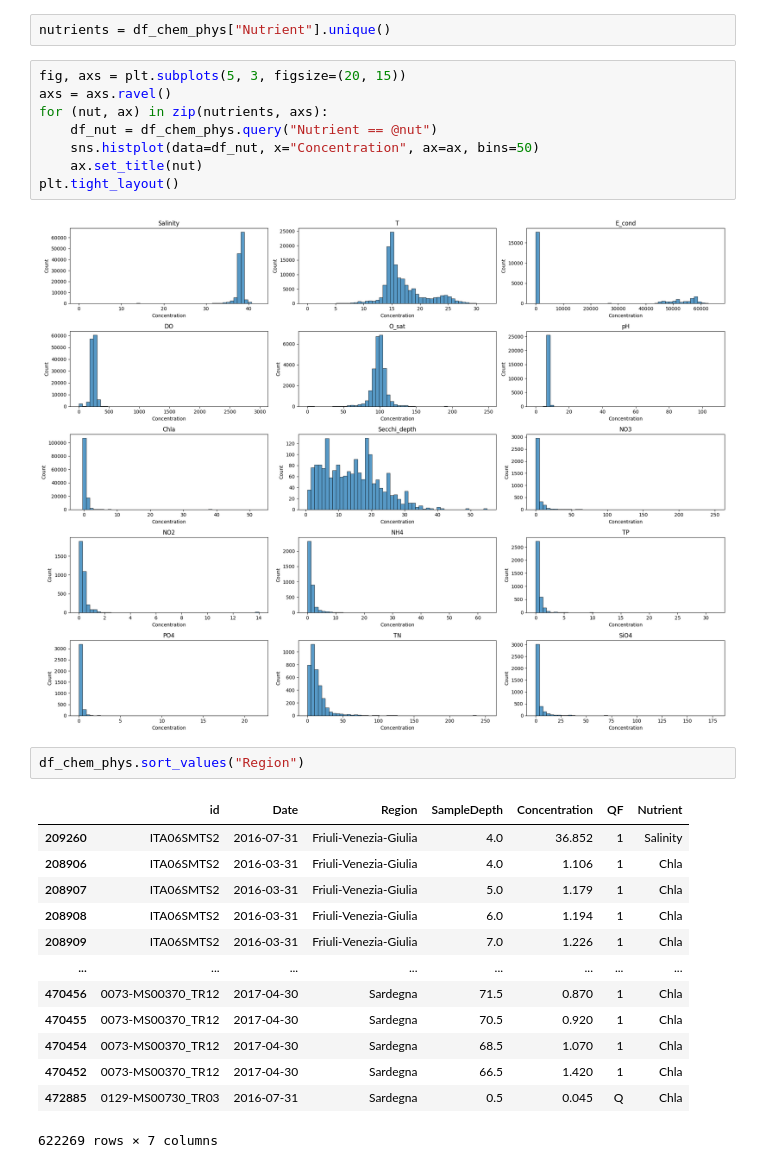
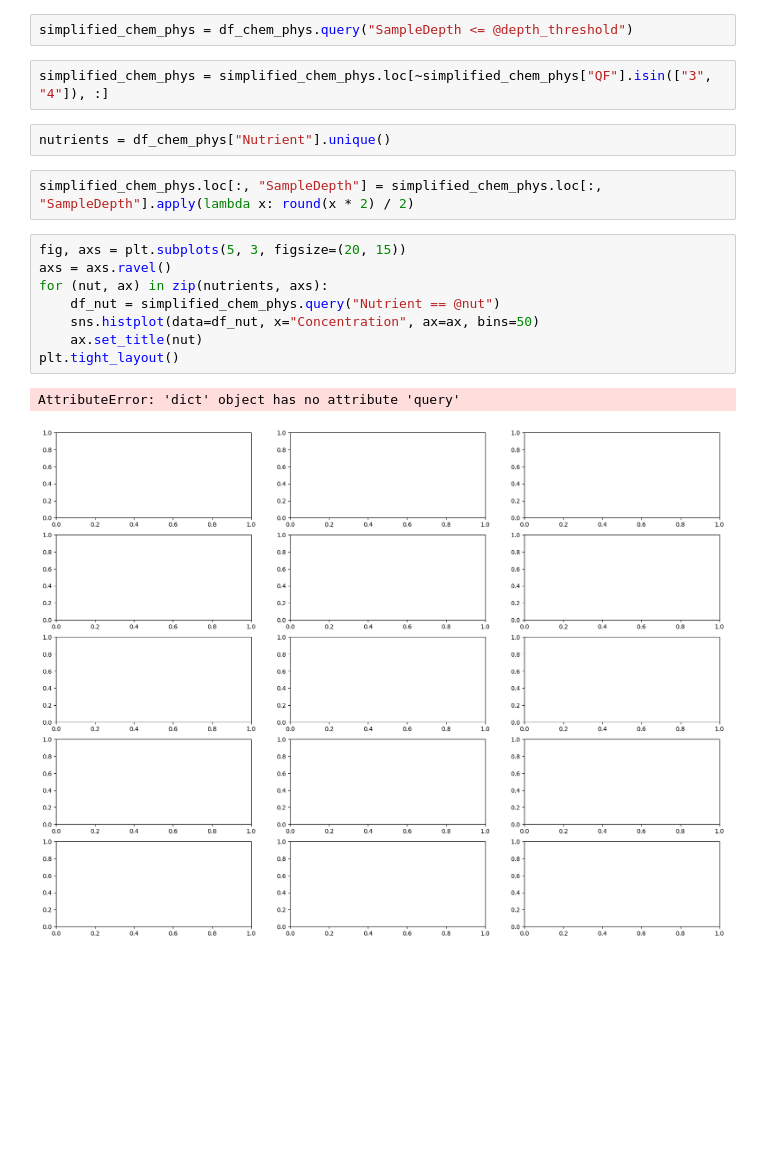
Before and after one commit to Alberto-Ghedin/ISPRA_20152017_Analysis, a Jupyter notebook: Explore_env_data.ipynb, the cells around one changed output. Saved outputs shown, nothing was run; the diff lists cells and outputs as text; blank space fills up the shorter version.

```diff
--- a/Explore_env_data.ipynb
+++ b/Explore_env_data.ipynb
@@ -70,28 +37,19 @@ df_chem_phys.query("SampleDepth != 0.5").sort_values(["id", "Date", "SampleDepth
+# %%
+simplified_chem_phys = df_chem_phys.query("SampleDepth <= @depth_threshold")
+# %%
+simplified_chem_phys = simplified_chem_phys.loc[~simplified_chem_phys["QF"].isin(["3", "4"]), :]
 # %%
 nutrients = df_chem_phys["Nutrient"].unique()
+# %%
+simplified_chem_phys.loc[:, "SampleDepth"] = simplified_chem_phys.loc[:, "SampleDepth"].apply(lambda x: round(x * 2) / 2)
 # %%
 fig, axs = plt.subplots(5, 3, figsize=(20, 15))
 axs = axs.ravel()
 for (nut, ax) in zip(nutrients, axs):
-    df_nut = df_chem_phys.query("Nutrient == @nut")
+    df_nut = simplified_chem_phys.query("Nutrient == @nut")
     sns.histplot(data=df_nut, x="Concentration", ax=ax, bins=50)
     ax.set_title(nut)
 plt.tight_layout()
 # %% [output]
+AttributeError: 'dict' object has no attribute 'query'
-[figure, old version]
+[figure, new version]
-# %%
-df_chem_phys.sort_values("Region")
-# %% [output]
-|  | id | Date | Region | SampleDepth | Concentration | QF | Nutrient |
-| 209260 | ITA06SMTS2 | 2016-07-31 | Friuli-Venezia-Giulia | 4.0 | 36.852 | 1 | Salinity |
-| 208906 | ITA06SMTS2 | 2016-03-31 | Friuli-Venezia-Giulia | 4.0 | 1.106 | 1 | Chla |
-| 208907 | ITA06SMTS2 | 2016-03-31 | Friuli-Venezia-Giulia | 5.0 | 1.179 | 1 | Chla |
-| 208908 | ITA06SMTS2 | 2016-03-31 | Friuli-Venezia-Giulia | 6.0 | 1.194 | 1 | Chla |
-| 208909 | ITA06SMTS2 | 2016-03-31 | Friuli-Venezia-Giulia | 7.0 | 1.226 | 1 | Chla |
-| ... | ... | ... | ... | ... | ... | ... | ... |
-| 470456 | 0073-MS00370_TR12 | 2017-04-30 | Sardegna | 71.5 | 0.870 | 1 | Chla |
-| 470455 | 0073-MS00370_TR12 | 2017-04-30 | Sardegna | 70.5 | 0.920 | 1 | Chla |
-| 470454 | 0073-MS00370_TR12 | 2017-04-30 | Sardegna | 68.5 | 1.070 | 1 | Chla |
-| 470452 | 0073-MS00370_TR12 | 2017-04-30 | Sardegna | 66.5 | 1.420 | 1 | Chla |
-| 472885 | 0129-MS00730_TR03 | 2016-07-31 | Sardegna | 0.5 | 0.045 | Q | Chla |
-622269 rows × 7 columns
```
Also changed, not shown: parts of 21 cells of this notebook.
